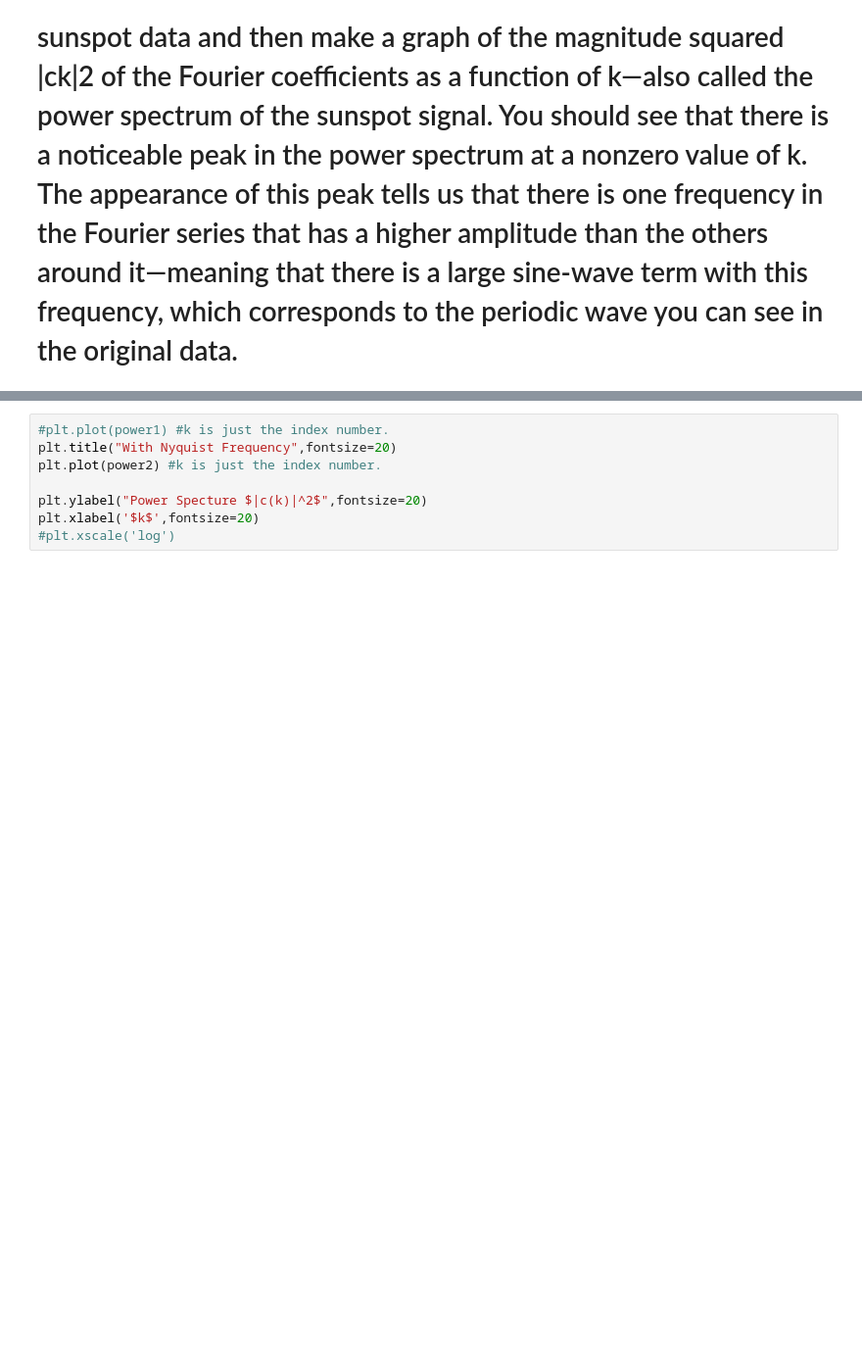
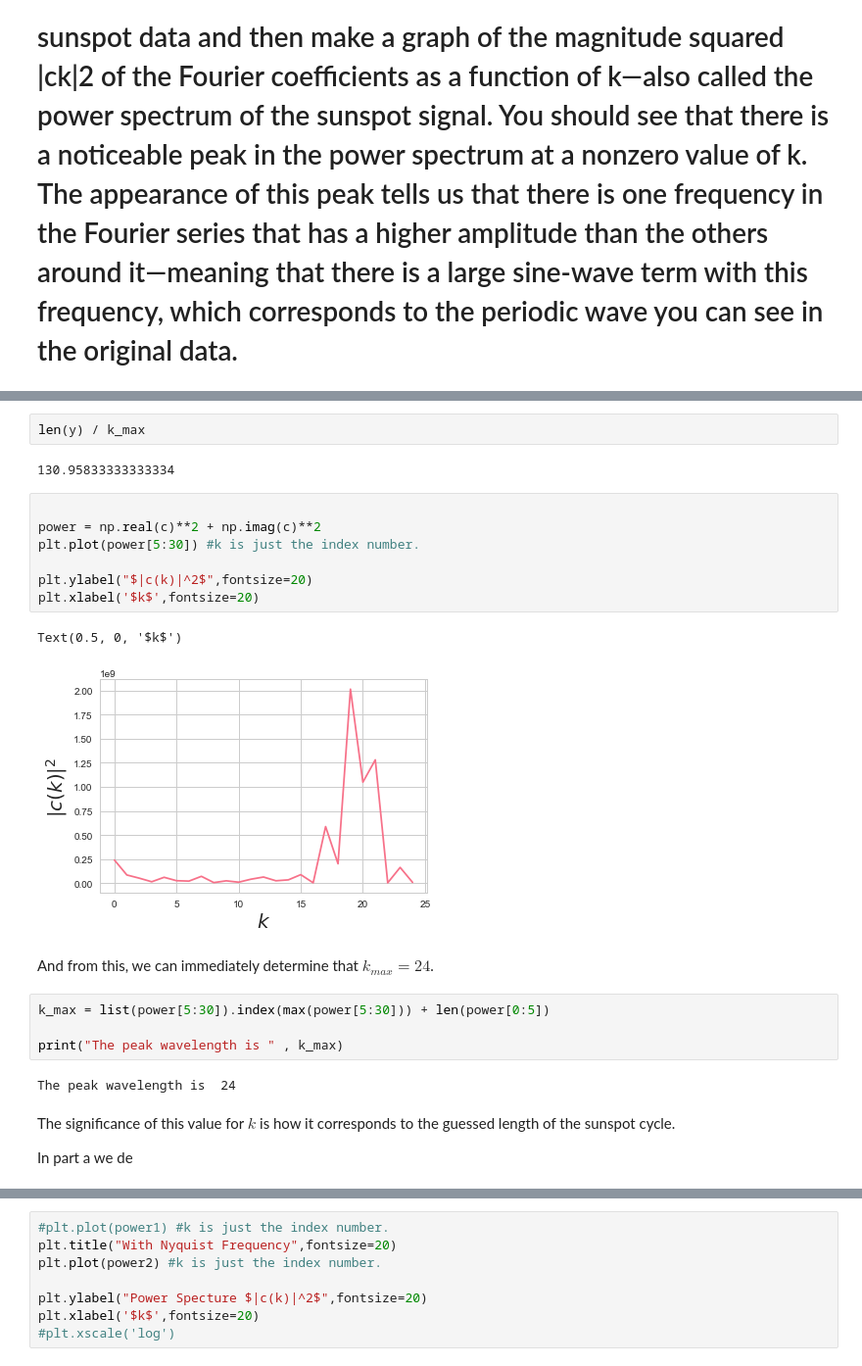
Before and after one commit to nkasmanoff/CompPhys2019, a Jupyter notebook: homework3/Notebooks/Chapter 7 Problem 2.ipynb, the cells around one changed output, grey strips where cells are left out. Shown at 98% size. Drawn from its saved outputs; the diff is of its cells as text; blank space fills up the shorter version.

```diff
--- a/homework3/Notebooks/Chapter 7 Problem 2.ipynb
+++ b/homework3/Notebooks/Chapter 7 Problem 2.ipynb
@@ -73,0 +73,26 @@ power2 = np.real(c2)**2 + np.imag(c2)**2
+# %%
+len(y) / k_max
+# %% [output]
+130.95833333333334
+# %%
+
+power = np.real(c)**2 + np.imag(c)**2
+plt.plot(power[5:30]) #k is just the index number.
+
+plt.ylabel("$|c(k)|^2$",fontsize=20)
+plt.xlabel('$k$',fontsize=20)
+# %% [output]
+Text(0.5, 0, '$k$')
+[figure, added]
+# %% [markdown]
+And from this, we can immediately determine that $k_{max} = 24$.
+# %%
+k_max = list(power[5:30]).index(max(power[5:30])) + len(power[0:5])
+
+print("The peak wavelength is " , k_max)
+# %% [output]
+The peak wavelength is  24
+# %% [markdown]
+The significance of this value for $k$ is how it corresponds to the guessed length of the sunspot cycle.
+
+In part a we de
```
Also changed, not shown: parts of 27 cells of this notebook, 8 other files.
